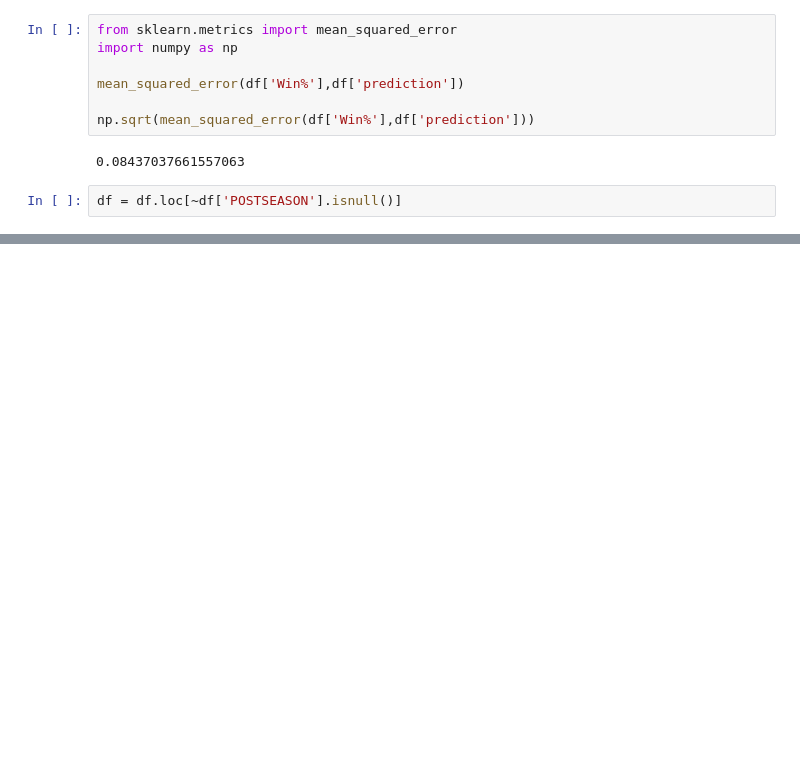
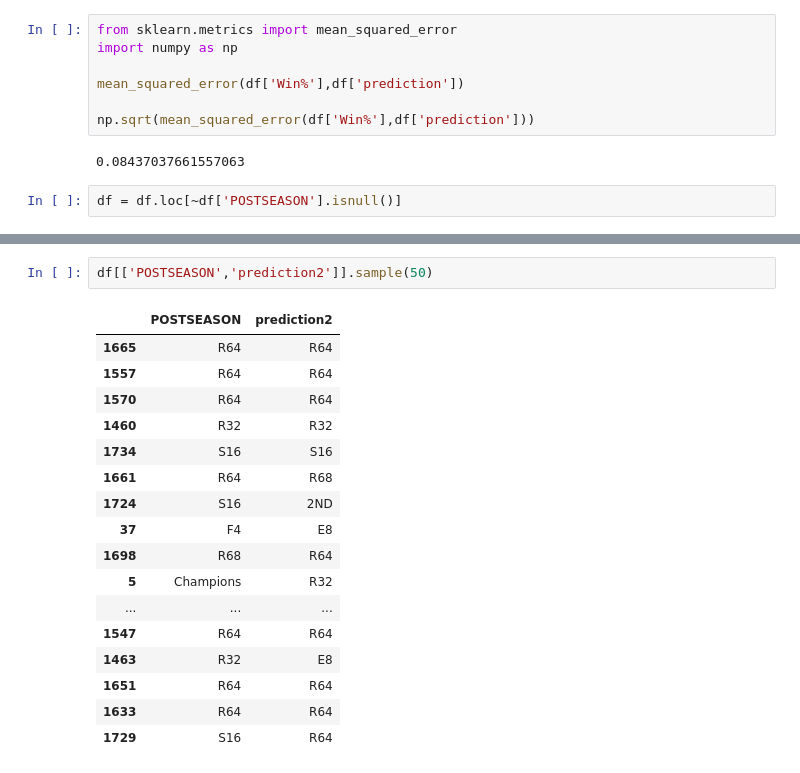
Before and after one commit to llillard99/LinearReg, a Jupyter notebook: Sports_Data_Set.ipynb, the cells around one changed output, grey strips where cells are left out. Drawn from its saved outputs; the diff is of its cells as text; blank space fills up the shorter version.

```diff
--- a/Sports_Data_Set.ipynb
+++ b/Sports_Data_Set.ipynb
@@ -139,0 +262,20 @@ df = df.loc[~df['POSTSEASON'].isnull()]
+# %%
+df[['POSTSEASON','prediction2']].sample(50)
+# %% [output]
+|  | POSTSEASON | prediction2 |
+| 1665 | R64 | R64 |
+| 1557 | R64 | R64 |
+| 1570 | R64 | R64 |
+| 1460 | R32 | R32 |
+| 1734 | S16 | S16 |
+| 1661 | R64 | R68 |
+| 1724 | S16 | 2ND |
+| 37 | F4 | E8 |
+| 1698 | R68 | R64 |
+| 5 | Champions | R32 |
+| ... | ... | ... |
+| 1547 | R64 | R64 |
+| 1463 | R32 | E8 |
+| 1651 | R64 | R64 |
+| 1633 | R64 | R64 |
+| 1729 | S16 | R64 |
```
Also changed, not shown: parts of 25 cells of this notebook.
